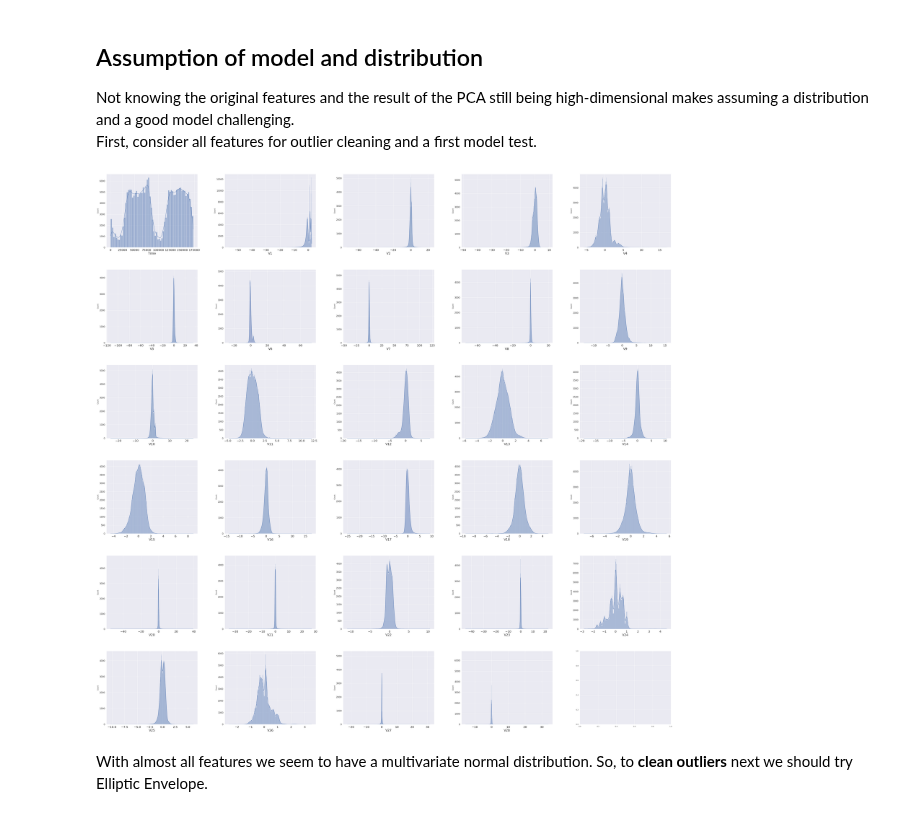
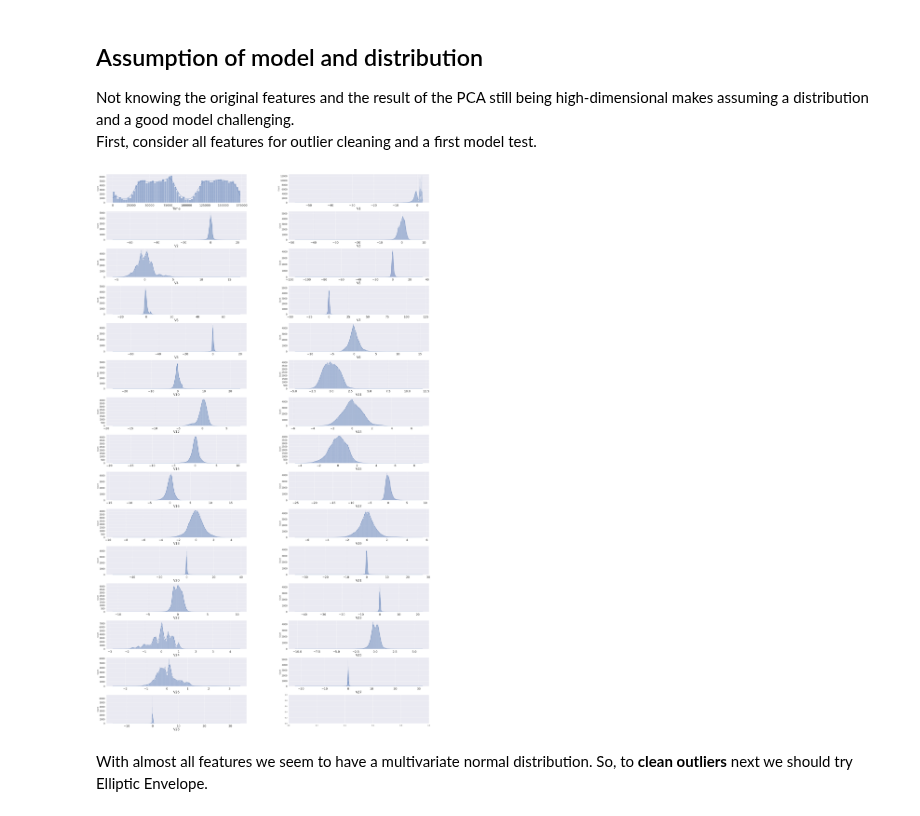
Before and after one commit to mafleischer/credit-card-fraud, a Jupyter notebook: credit_card_fraud.ipynb, the cells around one changed output. Cells and saved outputs as stored; diff of their text form; code cells hidden in the pictures.

```diff
--- a/credit_card_fraud.ipynb
+++ b/credit_card_fraud.ipynb
@@ -133,24 +135,24 @@ cols = ["V1", "V3", "V4", "V11", "V12", "V14", "V16", "V17"]
 Not knowing the original features and the result of the PCA still being high-dimensional makes assuming a distribution and a good model challenging.
 First, consider all features for outlier cleaning and a first model test.
 # %%
-fig, axs = plt.subplots(6, 5, figsize = (70, 70))
+fig, axs = plt.subplots(15, 2, figsize = (40, 70))
 fig.subplots_adjust(hspace=0.3, wspace=0.3)
 
 for ix in range(len(df_train.drop(["Class"], axis=1).columns)):
     col = df_train.columns[ix]
     ax = axs.flat[ix]
 
     sns.histplot(x=df_train[col], kde=True, ax=ax)
 
     ax.set_xlabel(col, fontsize=22)
 
     for tick in ax.xaxis.get_major_ticks():
         tick.label.set_fontsize(20)
 
     for tick in ax.yaxis.get_major_ticks():
         tick.label.set_fontsize(15)
 # %% [output]
-[figure, old version]
+[figure, new version]
 # %% [markdown]
 With almost all features we seem to have a multivariate normal distribution. So, to **clean outliers** next we should try Elliptic Envelope.
 # %%
```
Also changed, not shown: parts of 23 cells of this notebook.
